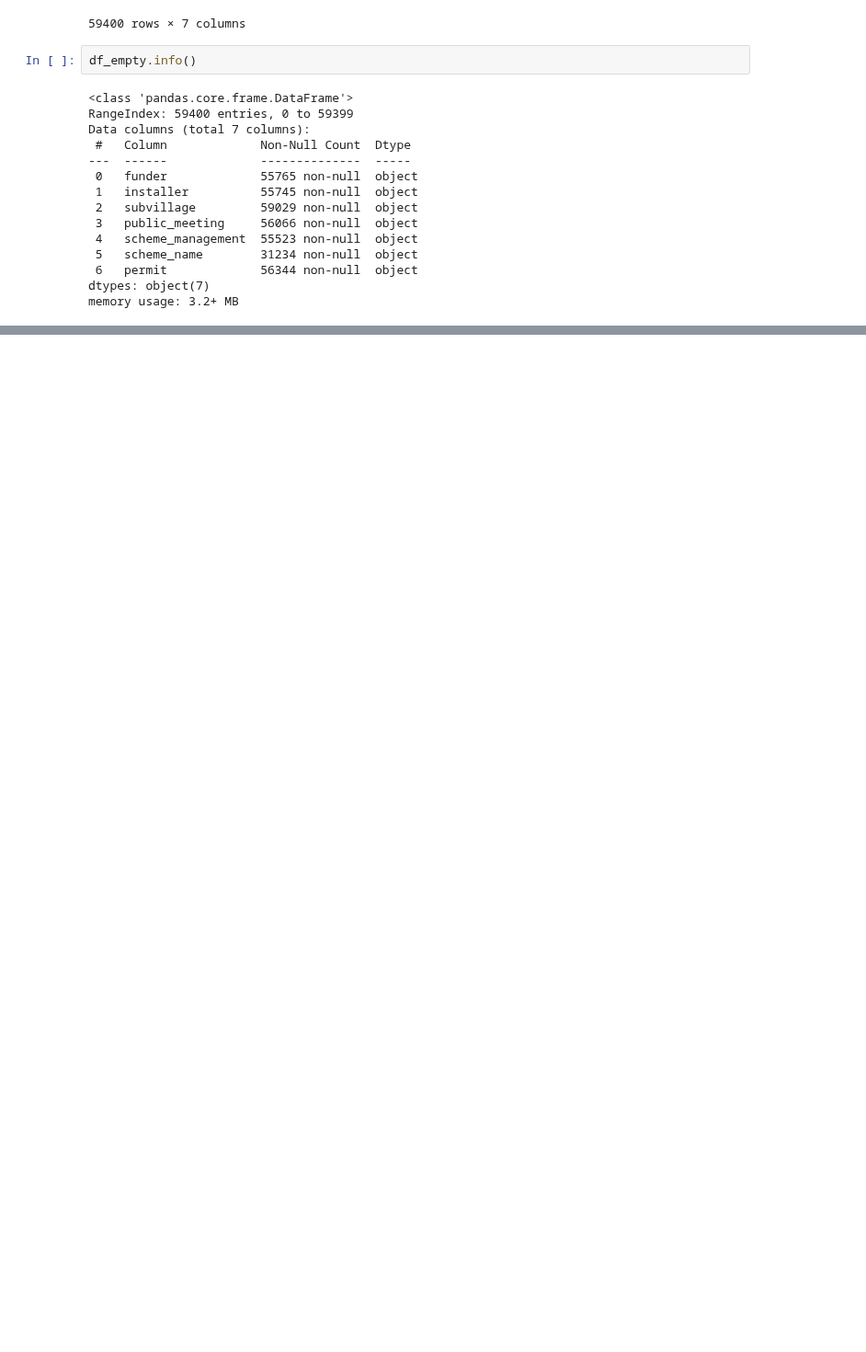
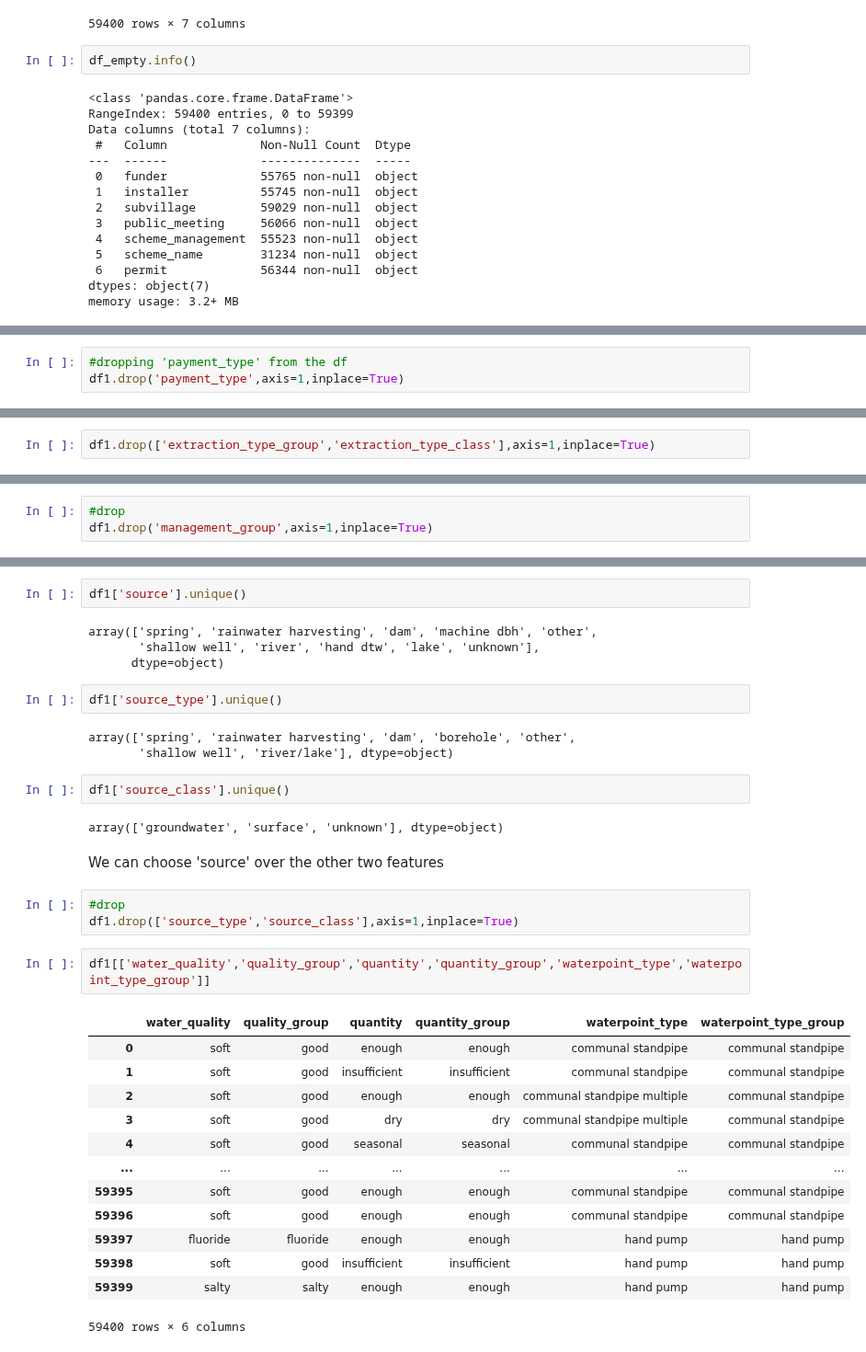
Before and after one commit to rahulakrish/water_pump_classifier, a Jupyter notebook: phase3_project.ipynb, the cells around one changed output, grey strips where cells are left out. Shown at 92% size. Cells and saved outputs as stored; diff of their text form; blank space fills up the shorter version.

```diff
--- a/phase3_project.ipynb
+++ b/phase3_project.ipynb
@@ -213,0 +262,3 @@ This imbalance might be an avenue for optimization.
+# %%
+#dropping 'payment_type' from the df
+df1.drop('payment_type',axis=1,inplace=True)
@@ -213,0 +283,2 @@ This imbalance might be an avenue for optimization.
+# %%
+df1.drop(['extraction_type_group','extraction_type_class'],axis=1,inplace=True)
@@ -213,0 +314,3 @@ This imbalance might be an avenue for optimization.
+# %%
+#drop
+df1.drop('management_group',axis=1,inplace=True)
@@ -213,0 +333,36 @@ This imbalance might be an avenue for optimization.
+# %%
+df1['source'].unique()
+# %% [output]
+array(['spring', 'rainwater harvesting', 'dam', 'machine dbh', 'other',
+       'shallow well', 'river', 'hand dtw', 'lake', 'unknown'],
+      dtype=object)
+# %%
+df1['source_type'].unique()
+# %% [output]
+array(['spring', 'rainwater harvesting', 'dam', 'borehole', 'other',
+       'shallow well', 'river/lake'], dtype=object)
+# %%
+df1['source_class'].unique()
+# %% [output]
+array(['groundwater', 'surface', 'unknown'], dtype=object)
+# %% [markdown]
+We can choose 'source' over the other two features
+# %%
+#drop
+df1.drop(['source_type','source_class'],axis=1,inplace=True)
+# %%
+df1[['water_quality','quality_group','quantity','quantity_group','waterpoint_type','waterpoint_type_group']]
+# %% [output]
+|  | water_quality | quality_group | quantity | quantity_group | waterpoint_type | waterpoint_type_group |
+| 0 | soft | good | enough | enough | communal standpipe | communal standpipe |
+| 1 | soft | good | insufficient | insufficient | communal standpipe | communal standpipe |
+| 2 | soft | good | enough | enough | communal standpipe multiple | communal standpipe |
+| 3 | soft | good | dry | dry | communal standpipe multiple | communal standpipe |
+| 4 | soft | good | seasonal | seasonal | communal standpipe | communal standpipe |
+| ... | ... | ... | ... | ... | ... | ... |
+| 59395 | soft | good | enough | enough | communal standpipe | communal standpipe |
+| 59396 | soft | good | enough | enough | communal standpipe | communal standpipe |
+| 59397 | fluoride | fluoride | enough | enough | hand pump | hand pump |
+| 59398 | soft | good | insufficient | insufficient | hand pump | hand pump |
+| 59399 | salty | salty | enough | enough | hand pump | hand pump |
+59400 rows × 6 columns
```
Also changed, not shown: parts of 62 cells of this notebook.
